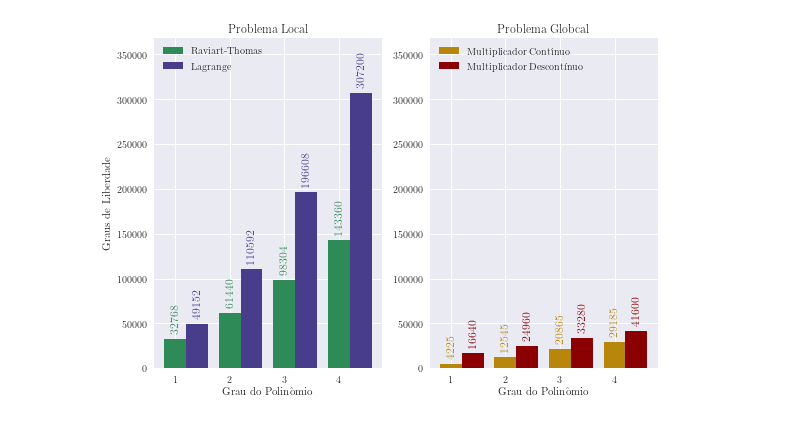
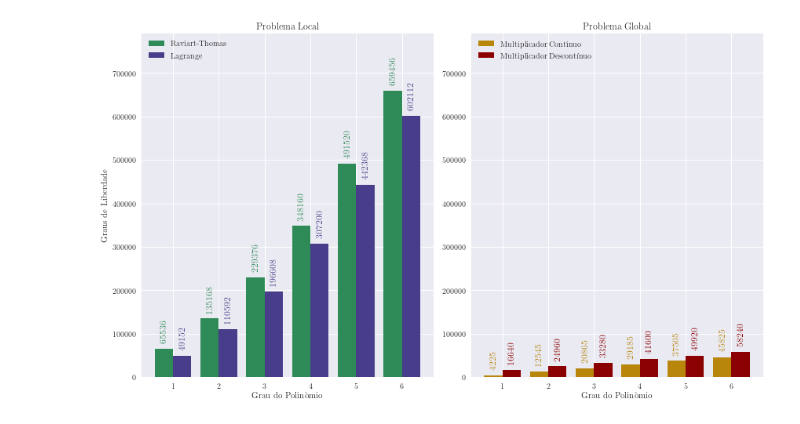
Before and after one commit to GBdeMiranda/HMSS_Study, a Jupyter notebook: Ch3/dofs_comparison.ipynb, the cells around one changed output. Saved outputs shown, nothing was run; the diff lists cells and outputs as text; code cells hidden in the pictures.

Commit message:
adptative mesh test

```diff
--- a/Ch3/dofs_comparison.ipynb
+++ b/Ch3/dofs_comparison.ipynb
@@ -19,12 +19,15 @@ def mult_desc_dofs( N, degree ):
 def local_dofs_RTL( N, degree ):    # RT x DGQLegendre
     # return N**2 * (16 + (11 + 3*degree)*(degree-1) )
     # return N**2 * (5 + 8*degree + 3*degree**2 )
-    # return N**2 * (degree+1)*(5+3*degree)
-    return N**2 * ((degree+1)**2 + 2*(degree+1))
+    # return N**2 * (degree+1)*(3*degree+5)
+    return N**2 * (3*(degree+1)**2 + 2*(degree+1) )
 
 def local_dofs_LxL( N, degree ):    # DGQ²
     return N**2 * 3*(degree+1)**2
 
+def dofsGalerkCont( N, degree ):    # DGQ²
+    # return 3 * ( N*degree+1 + N*( degree + 1 + N*(  (degree+1)**2 - (degree+1)  ) - (N*degree+1) ))
+    return 3 * (1 + N * ( N*(degree+1)**2 - 2*(N-1)*degree - N  ))
 
 def plot_globalNlocal( local_dofs, global_dofs ):
     fig, ((ax1, ax2))  = plt.subplots(1, 2)
@@ -56,57 +59,73 @@ local_dofs_RT = []
 local_dofs_DG = []
 global_dofs_c = []
 global_dofs_d = []
+global_galerk = []
 
 mesh_ref = 6
-for degree in range(1,5):
+for degree in range(1,7):
     local_dofs_RT.append( local_dofs_RTL(2**mesh_ref, degree) )
     local_dofs_DG.append( local_dofs_LxL(2**mesh_ref, degree) )
     global_dofs_c.append( mult_cont_dofs(2**mesh_ref, degree) )
     global_dofs_d.append( mult_desc_dofs(2**mesh_ref, degree) )
+    global_galerk.append( dofsGalerkCont(2**mesh_ref, degree) )
 
 df = pd.DataFrame( data = { 'RT': local_dofs_RT,     'DG': local_dofs_DG,
-                            'Cont': global_dofs_c,   'Desc': global_dofs_d} )
+                            'Cont': global_dofs_c,   'Desc': global_dofs_d, 'Galerk': global_galerk } )
 
-fig, ((ax1, ax2))  = plt.subplots(1, 2)
-ymax = max( local_dofs_RT + local_dofs_DG + global_dofs_c + global_dofs_d )
+fig, ((ax1, ax2))  = plt.subplots(1, 2, figsize=(12,7))
+ymax = max( local_dofs_RT + local_dofs_DG )
 plt.setp(((ax1, ax2)), ylim=(0,1.2*ymax))
 
-w = 0.4
-bar1 = np.arange( 1, len(df)+1 )
-bar2 = [ i+w for i in bar1 ]
+xaxis = np.arange( 1, len(df)+1)
+
+w1 = 0.4
+ax1bar1 = [ i-0.5*w1 for i in xaxis ]
+ax1bar2 = [ i+0.5*w1 for i in xaxis ]
+
+w2 = 0.3
+ax2bar1 = [ i-w2 for i in xaxis ]
+ax2bar2 = [ i    for i in xaxis ]
+ax2bar3 = [ i+w2 for i in xaxis ]
 
 ax1.set_title(" Problema Local ")
 ax1.set_xlabel("Grau do Polinômio")
 ax1.set_ylabel("Graus de Liberdade")
-ax2.set_title(" Problema Globcal ")
+ax2.set_title(" Problema Global ")
 ax2.set_xlabel("Grau do Polinômio")
 
 rt_color = 'seagreen'
 dg_color = 'darkslateblue'
 cont_color = 'darkgoldenrod' # 'firebrick'
 desc_color = 'darkred' # 'navy'
-
-ax1.bar( bar1, df.RT,   w, label='Raviart-Thomas',  color = rt_color )
-ax1.bar( bar2, df.DG,   w, label='Lagrange',        color = dg_color )
-ax2.bar( bar1, df.Cont, w, label='Multiplicador Contínuo',      color = cont_color  )
-ax2.bar( bar2, df.Desc, w, label='Multiplicador Descontínuo',   color = desc_color  )
+galk_color = 'darkslategray'
 
 
-for index, value in enumerate(bar1):
+ax1.bar( ax1bar1, df.RT,     w1, label='Raviart-Thomas',  color = rt_color )
+for index, value in enumerate(ax1bar1):
     ax1.text(value, df.RT[index]+0.018*ymax, str(df.RT[index]), ha='center', va='bottom', color=rt_color, rotation=90, fontsize=12)
+
+ax1.bar( ax1bar2, df.DG,     w1, label='Lagrange',        color = dg_color )
+for index, value in enumerate(ax1bar2):
+    ax1.text(value, df.DG[index]+0.018*ymax, str(df.DG[index]), ha='center', va='bottom', color=dg_color, rotation=90, fontsize=12)
+
+ax2.bar( ax1bar1, df.Cont,   w1, label='Multiplicador Contínuo',    color = cont_color  )
+for index, value in enumerate(ax1bar1):
     ax2.text(value, df.Cont[index]+0.018*ymax, str(df.Cont[index]), ha='center', va='bottom', color=cont_color, rotation=90, fontsize=12)
 
+ax2.bar( ax1bar2, df.Desc,   w1, label='Multiplicador Descontínuo', color = desc_color  )
+for index, value in enumerate(ax1bar2):
+    ax2.text(value, df.Desc[index]+0.018*ymax, str(df.Desc[index]), ha='center', va='bottom', color=desc_color, rotation=90, fontsize=12)
 
-for index, value in enumerate(bar2):
-    ax1.text(value, df.DG[index]+0.018*ymax, str(df.DG[index]), ha='center', va='bottom', color=dg_color, rotation=90, fontsize=12)
-    ax2.text(value, df.Desc[index]+0.018*ymax, str(df.Desc[index]), ha='center', va='bottom', color=desc_color, rotation=90, fontsize=12)
+# ax2.bar( ax2bar3, df.Galerk, w2, label='Galerkin Contínuo',         color = galk_color  )
+# for index, value in enumerate(ax2bar3):
+#     ax2.text(value, df.Galerk[index]+0.018*ymax, str(df.Galerk[index]), ha='center', va='bottom', color=galk_color, rotation=90, fontsize=12)
 
 ax1.legend(loc='upper left')
 ax2.legend(loc='upper left')
 plt.tight_layout( )
 # plt.suptitle(" Comparação de graus de liberdade para diferentes ordens polinomiais", fontsize=12, weight='bold') # Centering title after the adjustment
 # plt.tight_layout( ) # Adjusting after the title
 plt.savefig("dofs_compare.eps")
 plt.show()
 # %% [output]
-[figure, old version]
+[figure, new version]
```
Also changed, not shown: 11 other files.
